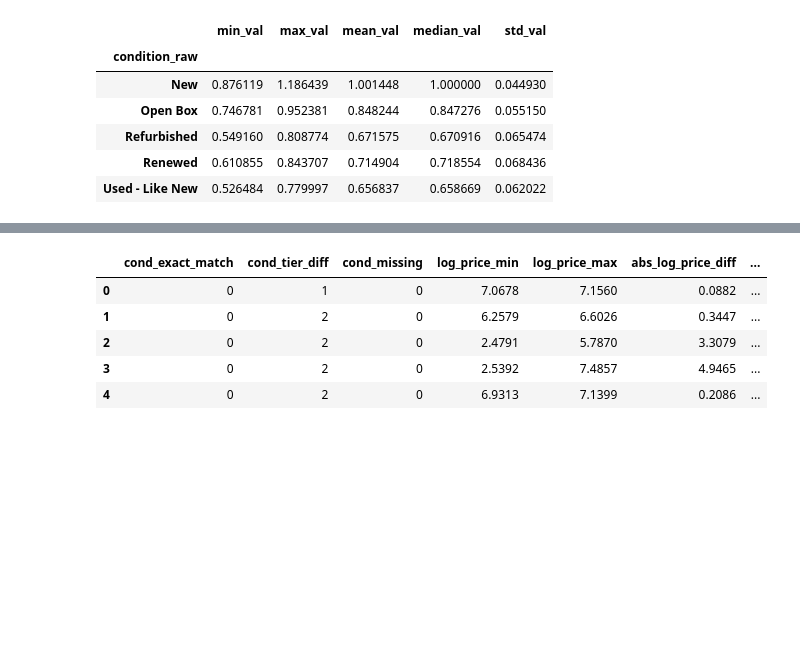
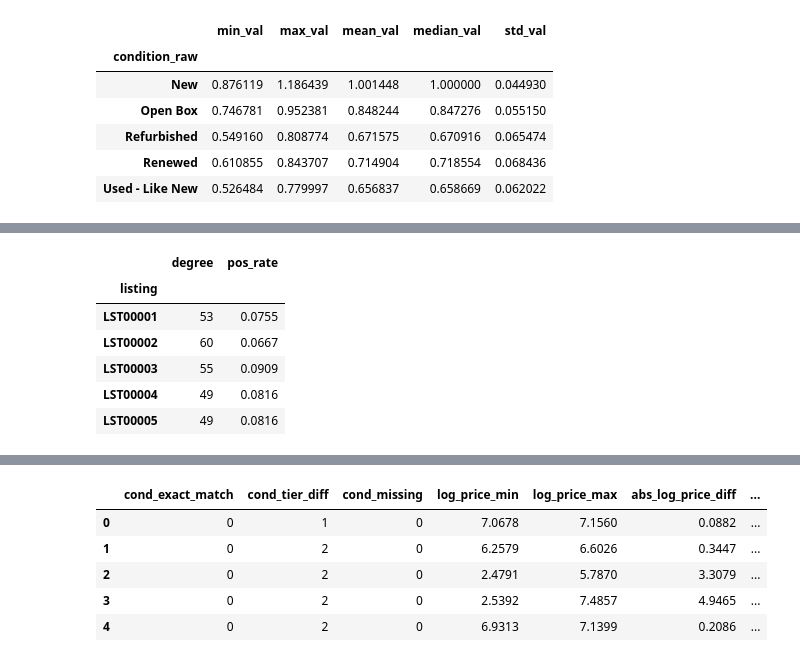
Before and after one commit to ashwinkadam/Offer-to-SKU-Matching, a Jupyter notebook: notebooks/analysis.ipynb, the cells around one changed output, grey strips where cells are left out. Saved outputs shown, nothing was run; the diff lists cells and outputs as text; code cells hidden in the pictures; blank space fills up the shorter version.

```diff
--- a/notebooks/analysis.ipynb
+++ b/notebooks/analysis.ipynb
@@ -343,0 +388,16 @@ class PairConditionPriceFeatures(BaseEstimator, TransformerMixin):
+# %%
+# one row per (listing, pair) — each pair contributes to both of its ends
+long = pd.concat([
+    final_df[["listing_id_a", "label"]].rename(columns={"listing_id_a": "listing"}),
+    final_df[["listing_id_b", "label"]].rename(columns={"listing_id_b": "listing"}),
+])
+per_listing = long.groupby("listing")["label"].agg(degree="size", pos_rate="mean")
+per_listing.head()
+# %% [output]
+|  | degree | pos_rate |
+| listing |  |  |
+| LST00001 | 53 | 0.0755 |
+| LST00002 | 60 | 0.0667 |
+| LST00003 | 55 | 0.0909 |
+| LST00004 | 49 | 0.0816 |
+| LST00005 | 49 | 0.0816 |
```
Also changed, not shown: parts of 16 cells of this notebook.
